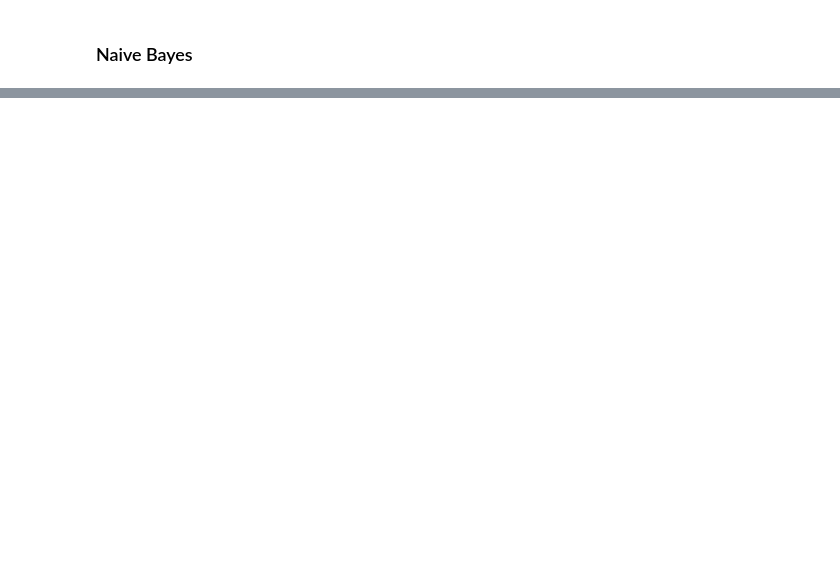
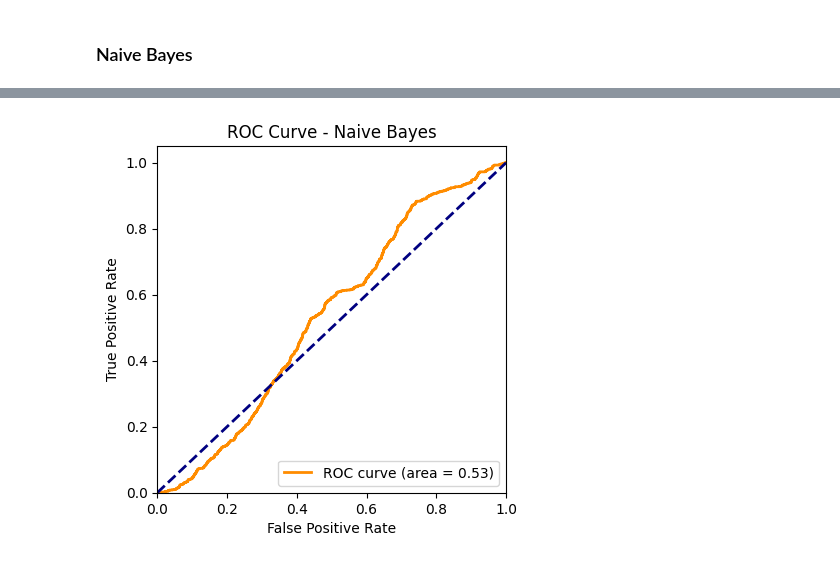
Before and after one commit to giasmith/DCFinal, a Jupyter notebook: Models/gia/Classifiers.ipynb, the cells around one changed output, grey strips where cells are left out. Saved outputs shown, nothing was run; the diff lists cells and outputs as text; code cells hidden in the pictures; blank space fills up the shorter version.

```diff
--- a/Models/gia/Classifiers.ipynb
+++ b/Models/gia/Classifiers.ipynb
@@ -58,15 +77,16 @@ from pyspark.ml.classification import NaiveBayes
 from pyspark.ml.feature import VectorAssembler, StringIndexer
 from pyspark.ml.evaluation import BinaryClassificationEvaluator
 from pyspark.sql import functions as F
+from pyspark.ml.feature import StandardScaler
 
 
 # Drop unnecessary columns
-nb_df = df.drop("Date", "D", "label", "L3", "H3")
+nb_df = df.drop("Date", "label", "D")
 
 outcome = "Class"
 
 # Compile all columns that are not the outcome
-feature_cols = [col for col in nb_df.columns if col not in [outcome, "D", "label", "L3", "H3"]]
+feature_cols = [col for col in nb_df.columns if col not in [outcome, "label"]]
 
 # Convert the "Class" column to a numeric type using StringIndexer
 indexer = StringIndexer(inputCol=outcome, outputCol="label")
@@ -76,10 +96,14 @@ nb_df = indexer.fit(nb_df).transform(nb_df)
 vector_assembler = VectorAssembler(inputCols=feature_cols, outputCol="nb_features")
 
 # Transform the DataFrame using the vector assembler
-nb_df = vector_assembler.transform(nb_df)
+nb_assembled = vector_assembler.transform(nb_df)
+
+scaler = StandardScaler(inputCol="nb_features", outputCol="scaledFeatures")
+scalerModel = scaler.fit(nb_assembled)
+scaledData = scalerModel.transform(nb_assembled)
 
 # Split the data into training and testing sets
-train_data, test_data = nb_df.randomSplit([0.8, 0.2], seed=42)
+train_data, test_data = scaledData.randomSplit([0.8, 0.2], seed=42)
 
 # Calculate class weights based on the class distribution
 class_counts = train_data.groupBy("label").count()
@@ -89,7 +113,7 @@ total_count = train_data.count()
 train_data = train_data.join(class_counts.withColumn("classWeight", F.col("count") / total_count), "label")
 
 # Create a Naive Bayes model
-naive_bayes = NaiveBayes(featuresCol="nb_features", labelCol="label", smoothing=0.001, weightCol="classWeight")
+naive_bayes = NaiveBayes(featuresCol="scaledFeatures", labelCol="label", smoothing=0.001, weightCol="classWeight")
 
 # Train the model
 naive_bayes_model = naive_bayes.fit(train_data)
@@ -146,0 +186,28 @@ only showing top 20 rows
+# %%
+import matplotlib.pyplot as plt
+from sklearn.metrics import roc_curve, auc
+import numpy as np
+
+# Convert PySpark DataFrame to Pandas DataFrame
+predictions_pd = predictions.select("label", "rawPrediction").toPandas()
+
+# Get the probability column from predictions_pd
+probs = np.array(predictions_pd[["label", "rawPrediction"]].apply(lambda row: (float(row['rawPrediction'][1]), float(row['label'])), axis=1).tolist())
+
+
+# Calculate the ROC curve
+fpr, tpr, thresholds = roc_curve(probs[:,1], probs[:,0])
+roc_auc = auc(fpr, tpr)
+
+# Plot the ROC curve
+plt.figure(figsize=(4.5, 4.5))
+plt.plot(fpr, tpr, color='darkorange', lw=2, label=f'ROC curve (area = {roc_auc:.2f})')
+plt.plot([0, 1], [0, 1], color='navy', lw=2, linestyle='--')
+plt.xlim([0.0, 1.0])
+plt.ylim([0.0, 1.05])
+plt.xlabel('False Positive Rate')
+plt.ylabel('True Positive Rate')
+plt.title('ROC Curve - Naive Bayes')
+plt.legend(loc="lower right")
+plt.show()
+# %% [output]
@@ -147,3 +219,4 @@ only showing top 20 rows
+[figure, added]
 # %%
 from pyspark.ml.classification import LinearSVC
 
```
Also changed, not shown: parts of 8 cells of this notebook, 1 other file.
